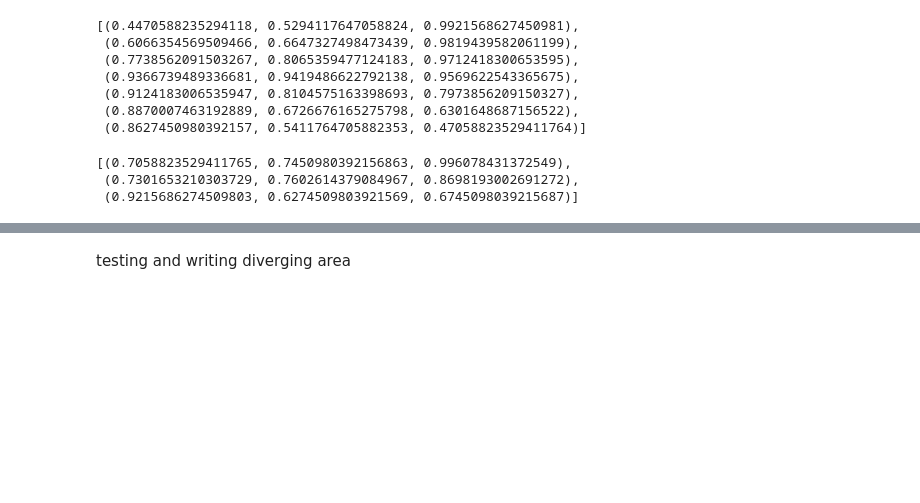
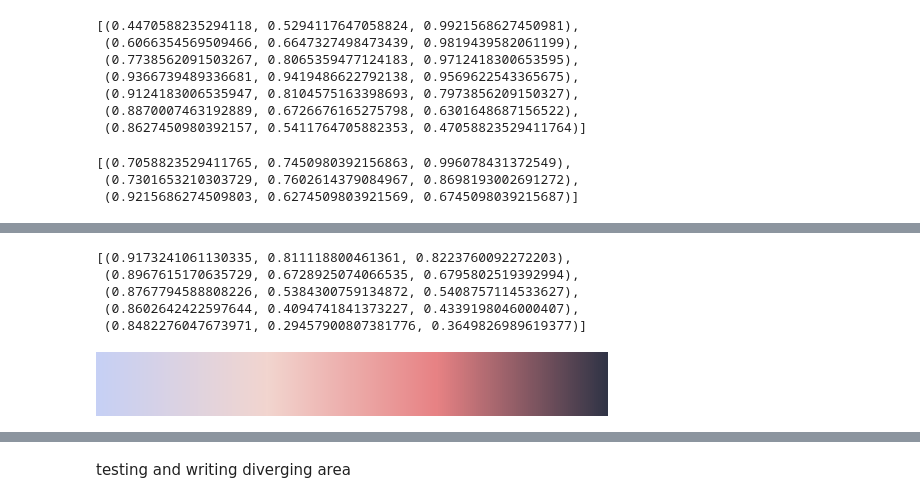
Before and after one commit to wcchin/catppuccin_palette, a Jupyter notebook: test.ipynb, the cells around one changed output, grey strips where cells are left out. Drawn from its saved outputs; the diff is of its cells as text; code cells hidden in the pictures; blank space fills up the shorter version.

```diff
--- a/test.ipynb
+++ b/test.ipynb
@@ -208,0 +303,12 @@ cpc.diverging_palette(cat='mocha', n=3, clr1='lavender', clr2='subtext1', clr3='
+# %%
+cpc.get_catppuccin_named_sequential(name='Flamingos', n=5)
+# %% [output]
+[(0.9173241061130335, 0.811118800461361, 0.8223760092272203),
+ (0.8967615170635729, 0.6728925074066535, 0.6795802519392994),
+ (0.8767794588808226, 0.5384300759134872, 0.5408757114533627),
+ (0.8602642422597644, 0.4094741841373227, 0.4339198046000407),
+ (0.8482276047673971, 0.29457900807381776, 0.3649826989619377)]
+# %%
+cpc.get_catppuccin_named_sequential(name='Rosewaters', cmap=True)
+# %% [output]
+[figure, added]
```
Also changed, not shown: parts of 54 cells of this notebook, 1 other file.
